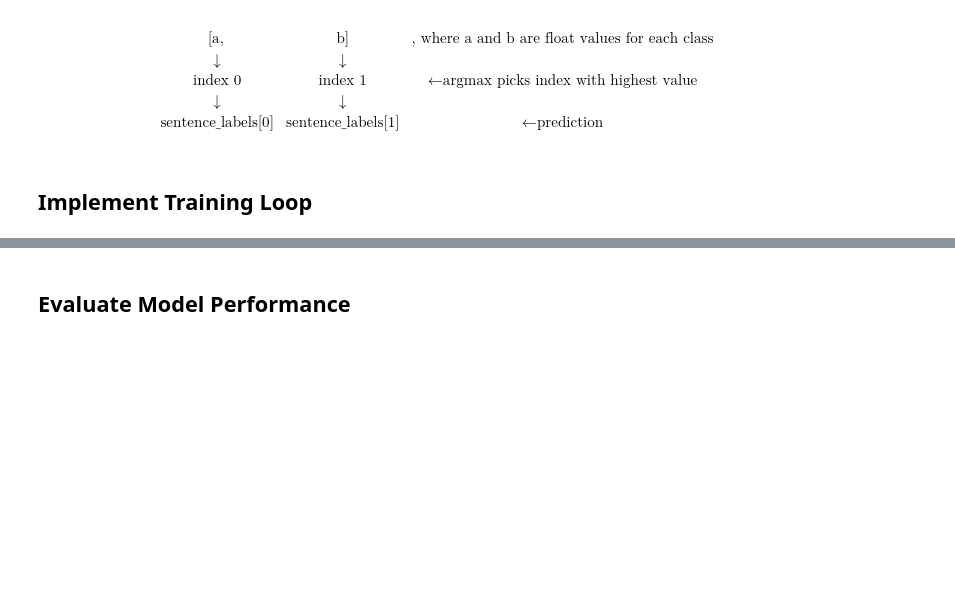
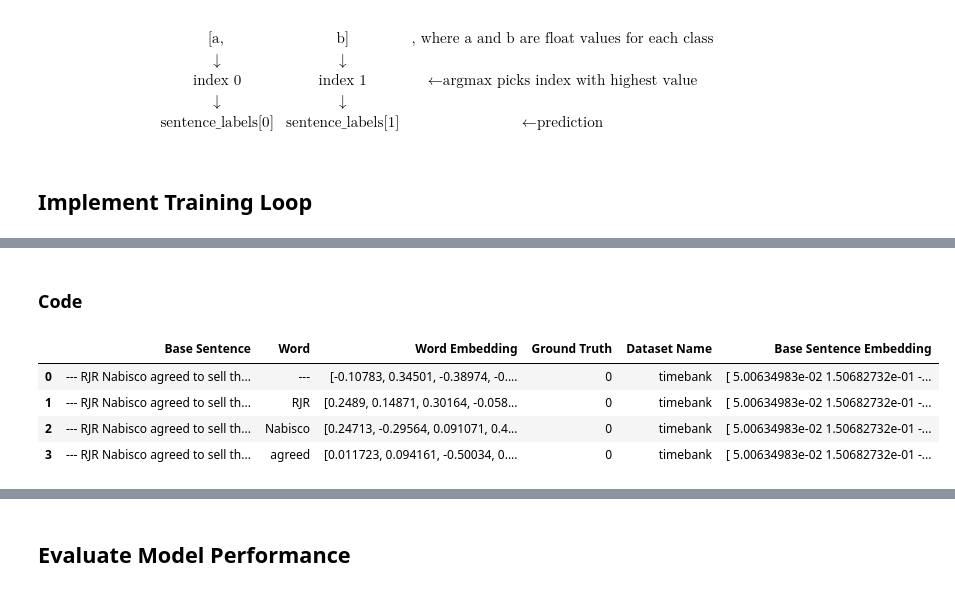
Before and after one commit to ufdatastudio/predictions, a Jupyter notebook: notebook_experiments/rnn_for_classification.ipynb, the cells around one changed output, grey strips where cells are left out. Drawn from its saved outputs; the diff is of its cells as text; code cells hidden in the pictures; blank space fills up the shorter version.

```diff
--- a/notebook_experiments/rnn_for_classification.ipynb
+++ b/notebook_experiments/rnn_for_classification.ipynb
@@ -103,4 +103,5 @@ train_ex_df
 # %% [markdown]
 ### Embed each word
 # %%
-train_embeddings = train_sfe.embed_words(train_tokenized)
+train_embeddings_df = train_sfe.word_embeddings_extraction(reorder_cols=["Base Sentence", "Word", "Word Embedding", "Ground Truth"])
+train_embeddings_df.head(3)
@@ -286,3 +291,5 @@ References
+# %% [markdown]
+### Code
 # %%
 criterion = nn.NLLLoss()
 learning_rate = 0.005
@@ -330,3 +337,12 @@ for i in tqdm(range(n_iters)):
         print(f"\n--- Iteration {i+1}: Avg Loss = {current_loss / sentences_per_iteration:.4f} ---\n")
         current_loss = 0
         sentences_per_iteration = 0
+# %%
+train_embeddings_df = train_embeddings_df.loc[:3]
+train_embeddings_df
+# %% [output]
+|  | Base Sentence | Word | Word Embedding | Ground Truth | Dataset Name | Base Sentence Embedding |
+| 0 | --- RJR Nabisco agreed to sell th... | --- | [-0.10783, 0.34501, -0.38974, -0.... | 0 | timebank | [ 5.00634983e-02 1.50682732e-01 -... |
+| 1 | --- RJR Nabisco agreed to sell th... | RJR | [0.2489, 0.14871, 0.30164, -0.058... | 0 | timebank | [ 5.00634983e-02 1.50682732e-01 -... |
+| 2 | --- RJR Nabisco agreed to sell th... | Nabisco | [0.24713, -0.29564, 0.091071, 0.4... | 0 | timebank | [ 5.00634983e-02 1.50682732e-01 -... |
+| 3 | --- RJR Nabisco agreed to sell th... | agreed | [0.011723, 0.094161, -0.50034, 0.... | 0 | timebank | [ 5.00634983e-02 1.50682732e-01 -... |
```
Also changed, not shown: parts of 12 cells of this notebook, 1 other file.
